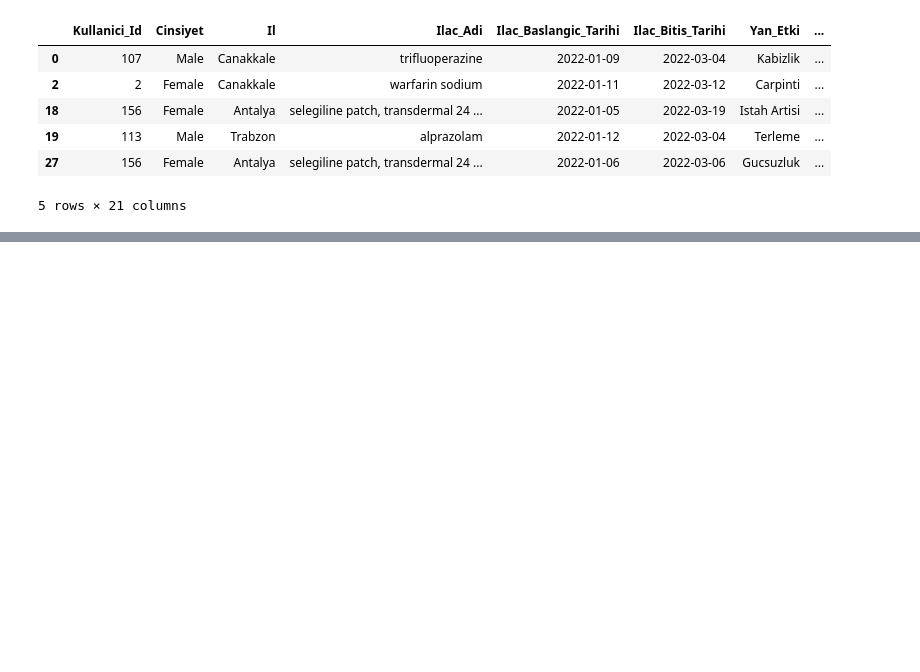
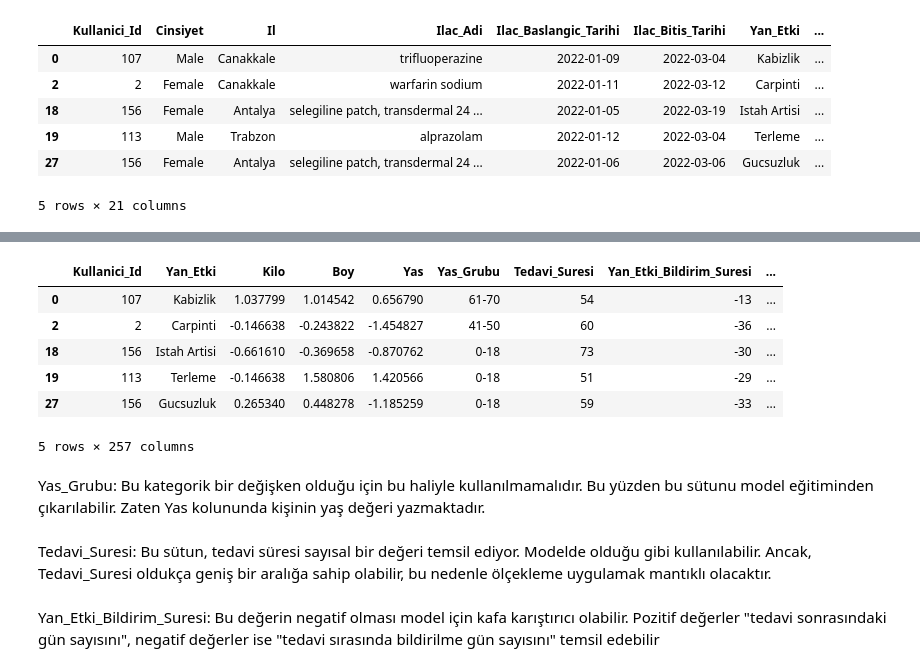
Before and after one commit to Tubaakbas/Pusula_Tuba_AKBAS, a Jupyter notebook: Side_Effect.ipynb, the cells around one changed output, grey strips where cells are left out. Saved outputs shown, nothing was run; the diff lists cells and outputs as text; code cells hidden in the pictures; blank space fills up the shorter version.

Commit message:
Update Side_Effect.ipynb
Scandard Scaler ve One Hot Encoder islemi yapildi

```diff
--- a/Side_Effect.ipynb
+++ b/Side_Effect.ipynb
@@ -439,0 +480,18 @@ unique_data.head()
+# %%
+# Belirtilen kolonları veri setinden silme
+unique_data = unique_data.drop(columns=['Ilac_Baslangic_Tarihi', 'Ilac_Bitis_Tarihi', 'Yan_Etki_Bildirim_Tarihi'])
+# %%
+# Kilo, Boy ve Yas kolonları
+features = unique_data[['Kilo', 'Boy', 'Yas']]
+
+# Standard Scaler nesnesi
+scaler = StandardScaler()
+
+# Verileri ölçeklendirme
+scaled_features = scaler.fit_transform(features)
+
+# Ölçeklenmiş verileri yeni bir DataFrame'e dönüştürme
+scaled_features_df = pd.DataFrame(scaled_features, columns=['Kilo', 'Boy', 'Yas'])
+
+# Orijinal veri setine ekle
+unique_data[['Kilo', 'Boy', 'Yas']] = scaled_features_df
@@ -439,0 +507,20 @@ unique_data.head()
+# %%
+# Cinsiyet ve diğer kategorik kolonlar için One-Hot Encoding
+categorical_cols = ['Cinsiyet', 'Il', 'Ilac_Adi', 'Alerjilerim',
+                    'Kronik_Hastaliklarim', 'Baba_Kronik_Hastaliklari', 'Anne_Kronik_Hastaliklari',
+                    'Kiz_Kardes_Kronik_Hastaliklari', 'Erkek_Kardes_Kronik_Hastaliklari', 'Kan_Grubu']
+# %%
+# One-Hot Encoding uygulama
+unique_data = pd.get_dummies(unique_data, columns=categorical_cols)
+# %%
+unique_data.head()
+# %% [output]
+|  | Kullanici_Id | Yan_Etki | Kilo | Boy | Yas | Yas_Grubu | Tedavi_Suresi | Yan_Etki_Bildirim_Suresi | ... |
+| 0 | 107 | Kabizlik | 1.037799 | 1.014542 | 0.656790 | 61-70 | 54 | -13 | ... |
+| 2 | 2 | Carpinti | -0.146638 | -0.243822 | -1.454827 | 41-50 | 60 | -36 | ... |
+| 18 | 156 | Istah Artisi | -0.661610 | -0.369658 | -0.870762 | 0-18 | 73 | -30 | ... |
+| 19 | 113 | Terleme | -0.146638 | 1.580806 | 1.420566 | 0-18 | 51 | -29 | ... |
+| 27 | 156 | Gucsuzluk | 0.265340 | 0.448278 | -1.185259 | 0-18 | 59 | -33 | ... |
+5 rows × 257 columns
+# %% [markdown]
+Yas_Grubu: Bu kategorik bir değişken olduğu için bu haliyle kullanılmamalıdır. Bu yüzden bu sütunu model eğitiminden çıkarılabilir. Zaten Yas kolununda kişinin yaş değeri yazmaktadır.
@@ -439,0 +529,4 @@ unique_data.head()
+# %% [markdown]
+Tedavi_Suresi: Bu sütun, tedavi süresi sayısal bir değeri temsil ediyor. Modelde olduğu gibi kullanılabilir. Ancak, Tedavi_Suresi oldukça geniş bir aralığa sahip olabilir, bu nedenle ölçekleme uygulamak mantıklı olacaktır.
+# %% [markdown]
+Yan_Etki_Bildirim_Suresi: Bu değerin negatif olması model için kafa karıştırıcı olabilir.  Pozitif değerler "tedavi sonrasındaki gün sayısını", negatif değerler ise "tedavi sırasında bildirilme gün sayısını" temsil edebilir
```
Also changed, not shown: parts of 10 cells of this notebook.
